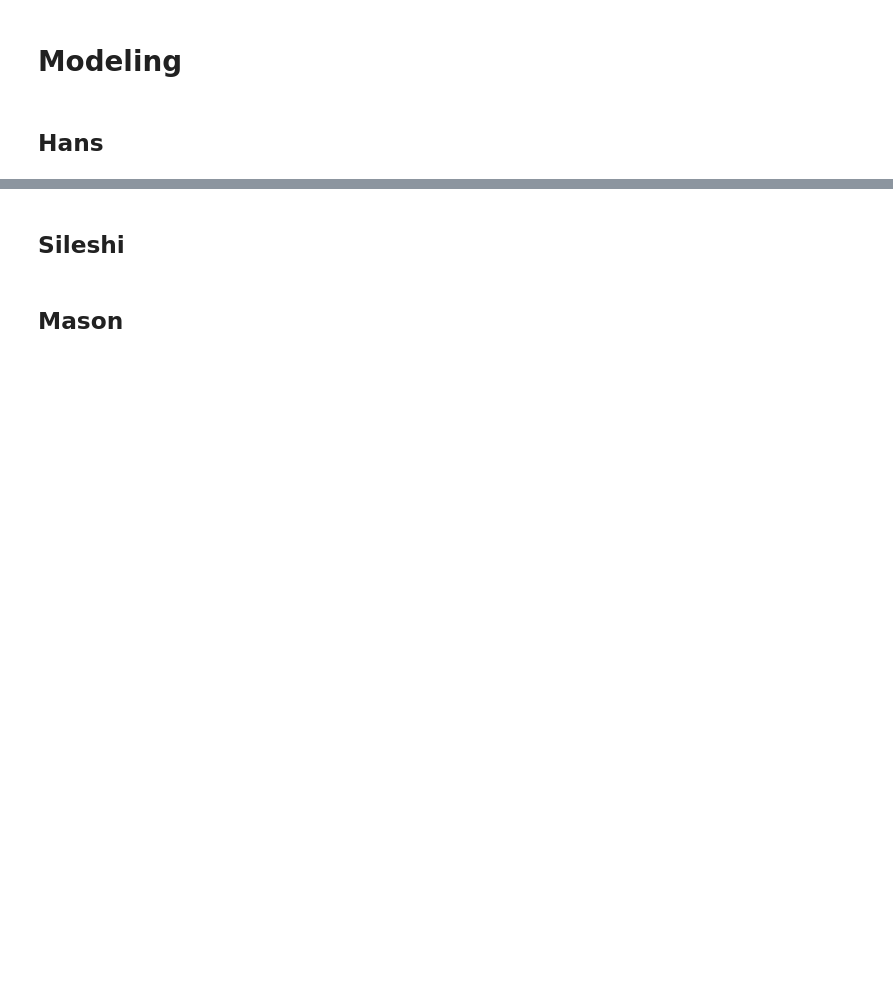
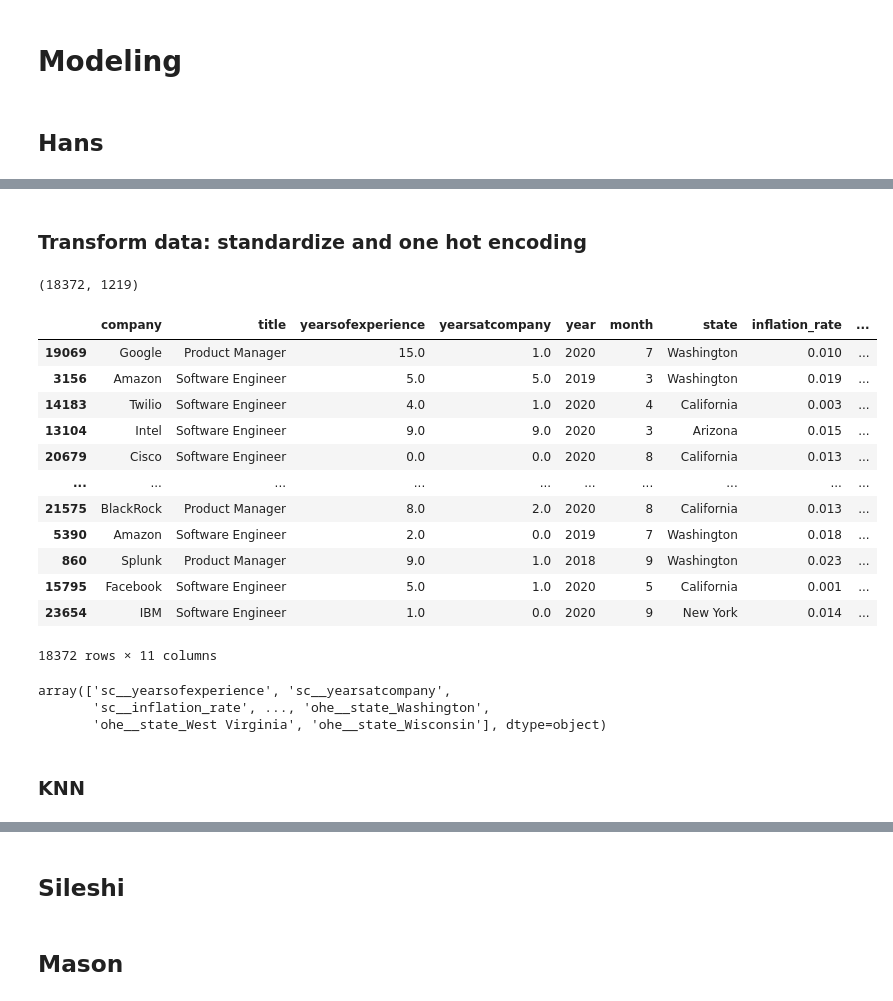
Before and after one commit to mh0805/Group-Project, a Jupyter notebook: Code/MODELING.ipynb, the cells around one changed output, grey strips where cells are left out. Drawn from its saved outputs; the diff is of its cells as text; code cells hidden in the pictures; blank space fills up the shorter version.

```diff
--- a/Code/MODELING.ipynb
+++ b/Code/MODELING.ipynb
@@ -6,0 +58,5 @@
+# %%
+# convert year and month from integer to string
+df['year'] = df['year'].astype(str)
+df['month'] = df['month'].astype(str)
+df.info()
@@ -6,0 +96,8 @@
+# %%
+# create
+features_all = ['company', 'title', 'location', 'yearsofexperience', 'yearsatcompany', 'year', 'month', 'year_month', 'state_short', 'inflation_rate', 'inflation_rate_3mos', 'employment_rate', 'employment_rate_3mos']
+features_short = ['company', 'title', 'yearsofexperience', 'yearsatcompany', 'year', 'month', 'state', 'inflation_rate', 'inflation_rate_3mos', 'employment_rate', 'employment_rate_3mos']
+
+X = df[features_short]
+y = df['totalyearlycompensation']
+X.shape, y.shape
@@ -6,0 +120,2 @@
+# %% [markdown]
+### Transform data: standardize and one hot encoding
@@ -6,0 +132,28 @@
+# %%
+X_train_ct.shape
+# %% [output]
+(18372, 1219)
+# %%
+X_train
+# %% [output]
+|  | company | title | yearsofexperience | yearsatcompany | year | month | state | inflation_rate | ... |
+| 19069 | Google | Product Manager | 15.0 | 1.0 | 2020 | 7 | Washington | 0.010 | ... |
+| 3156 | Amazon | Software Engineer | 5.0 | 5.0 | 2019 | 3 | Washington | 0.019 | ... |
+| 14183 | Twilio | Software Engineer | 4.0 | 1.0 | 2020 | 4 | California | 0.003 | ... |
+| 13104 | Intel | Software Engineer | 9.0 | 9.0 | 2020 | 3 | Arizona | 0.015 | ... |
+| 20679 | Cisco | Software Engineer | 0.0 | 0.0 | 2020 | 8 | California | 0.013 | ... |
+| ... | ... | ... | ... | ... | ... | ... | ... | ... | ... |
+| 21575 | BlackRock | Product Manager | 8.0 | 2.0 | 2020 | 8 | California | 0.013 | ... |
+| 5390 | Amazon | Software Engineer | 2.0 | 0.0 | 2019 | 7 | Washington | 0.018 | ... |
+| 860 | Splunk | Product Manager | 9.0 | 1.0 | 2018 | 9 | Washington | 0.023 | ... |
+| 15795 | Facebook | Software Engineer | 5.0 | 1.0 | 2020 | 5 | California | 0.001 | ... |
+| 23654 | IBM | Software Engineer | 1.0 | 0.0 | 2020 | 9 | New York | 0.014 | ... |
+18372 rows × 11 columns
+# %%
+ct.get_feature_names_out()
+# %% [output]
+array(['sc__yearsofexperience', 'sc__yearsatcompany',
+       'sc__inflation_rate', ..., 'ohe__state_Washington',
+       'ohe__state_West Virginia', 'ohe__state_Wisconsin'], dtype=object)
+# %% [markdown]
+### KNN
```
Also changed, not shown: parts of 46 cells of this notebook, 2 other files.
